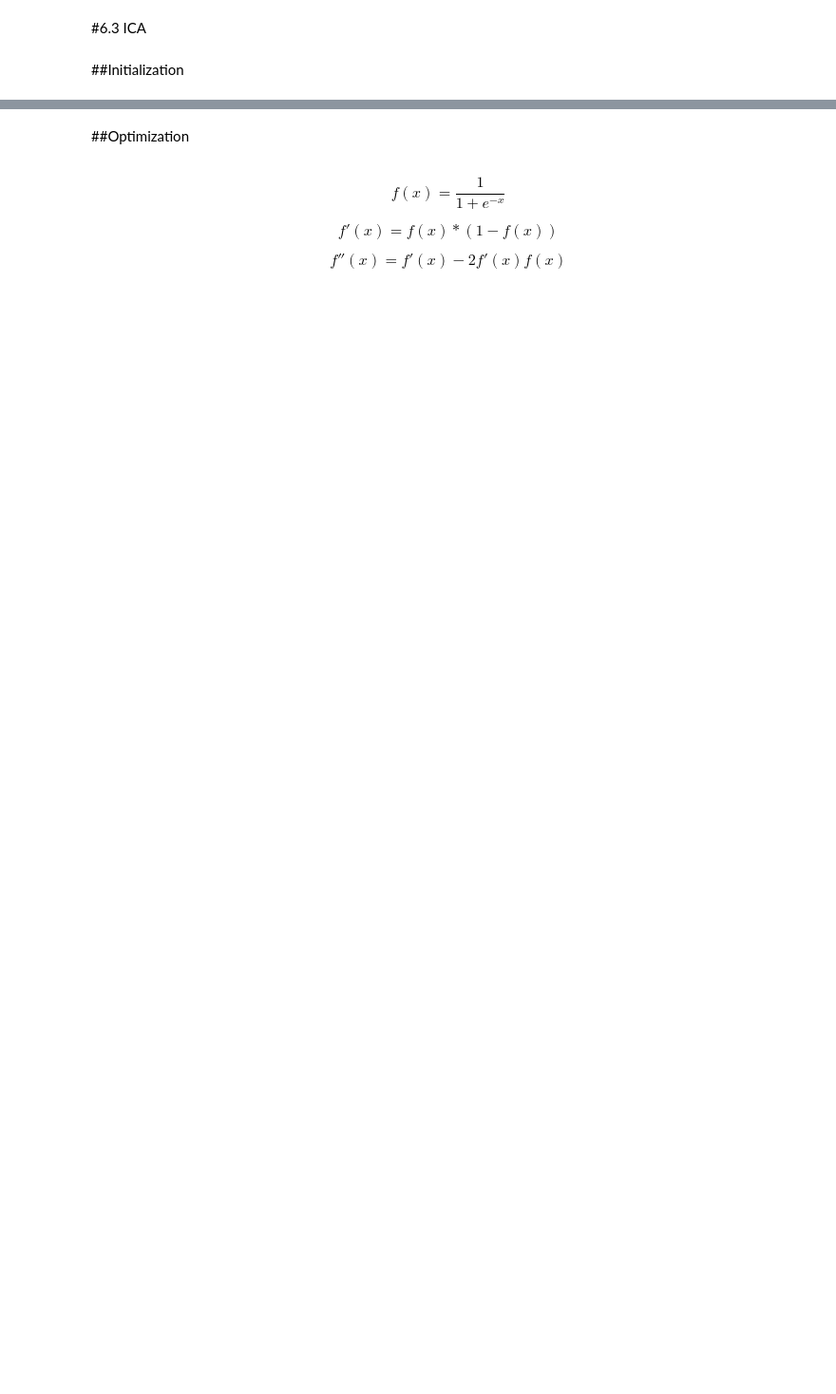
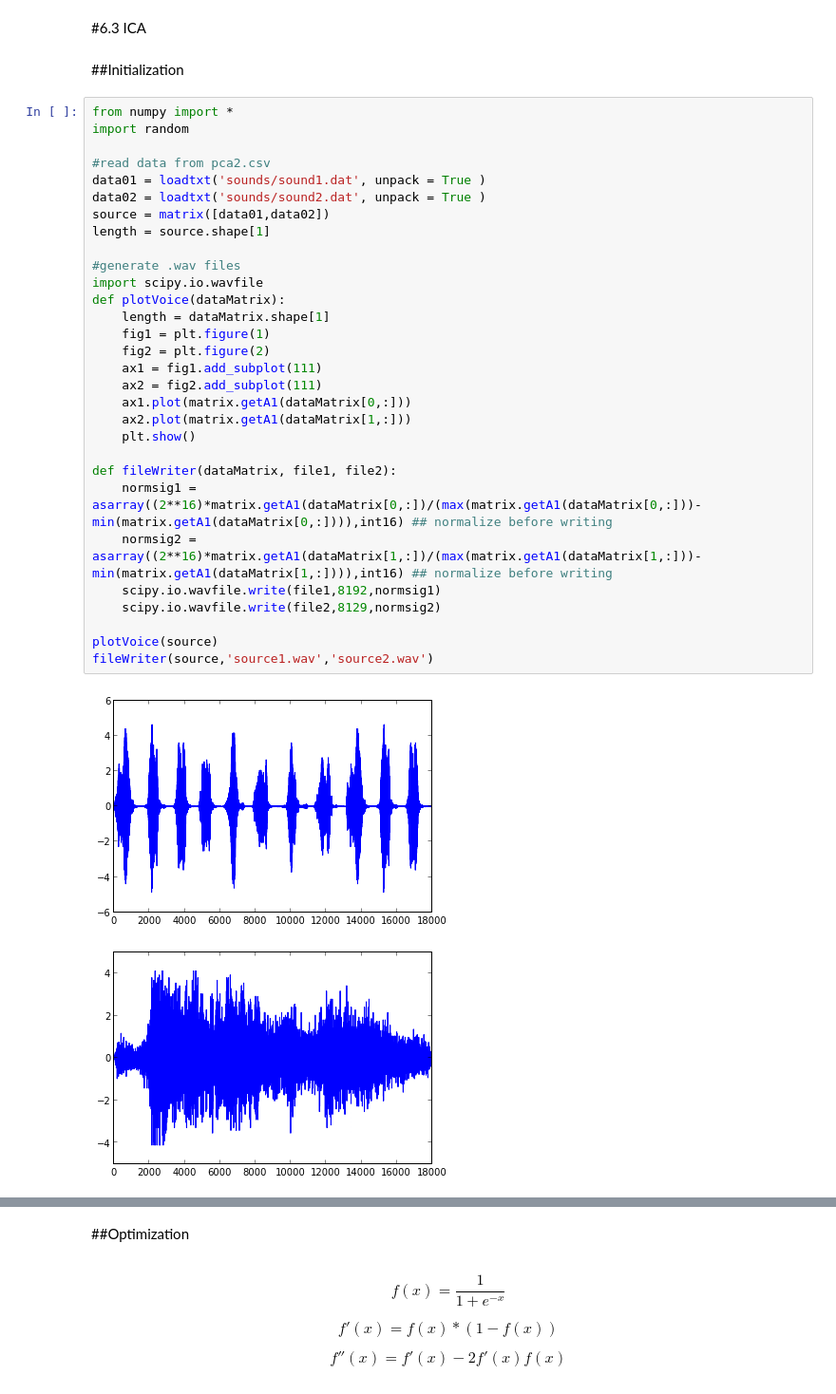
Before and after one commit to titicaca/MI02, a Jupyter notebook: 06/Exercise 6.ipynb, the cells around one changed output, grey strips where cells are left out. Shown at 95% size. Cells and saved outputs as stored; diff of their text form; blank space fills up the shorter version.

```diff
--- a/06/Exercise 6.ipynb
+++ b/06/Exercise 6.ipynb
@@ -7,3 +68,36 @@ Density Transformations & ICA
 #6.3 ICA
 # %% [markdown]
 ##Initialization
+# %%
+from numpy import *
+import random
+
+#read data from pca2.csv
+data01 = loadtxt('sounds/sound1.dat', unpack = True )
+data02 = loadtxt('sounds/sound2.dat', unpack = True )
+source = matrix([data01,data02])
+length = source.shape[1]
+
+#generate .wav files
+import scipy.io.wavfile
+def plotVoice(dataMatrix):
+    length = dataMatrix.shape[1]
+    fig1 = plt.figure(1)
+    fig2 = plt.figure(2)
+    ax1 = fig1.add_subplot(111)
+    ax2 = fig2.add_subplot(111)
+    ax1.plot(matrix.getA1(dataMatrix[0,:]))
+    ax2.plot(matrix.getA1(dataMatrix[1,:]))
+    plt.show()
+
+def fileWriter(dataMatrix, file1, file2):
+    normsig1 = asarray((2**16)*matrix.getA1(dataMatrix[0,:])/(max(matrix.getA1(dataMatrix[0,:]))-min(matrix.getA1(dataMatrix[0,:]))),int16) ## normalize before writing
+    normsig2 = asarray((2**16)*matrix.getA1(dataMatrix[1,:])/(max(matrix.getA1(dataMatrix[1,:]))-min(matrix.getA1(dataMatrix[1,:]))),int16) ## normalize before writing
+    scipy.io.wavfile.write(file1,8192,normsig1)
+    scipy.io.wavfile.write(file2,8129,normsig2)
+
+plotVoice(source)
+fileWriter(source,'source1.wav','source2.wav')
+# %% [output]
+[figure, added]
+[figure, added]
```
Also changed, not shown: parts of 31 cells of this notebook, 37 other files.
